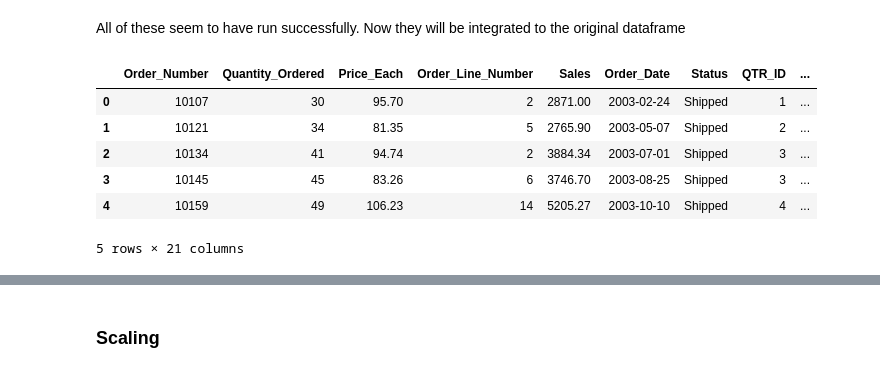
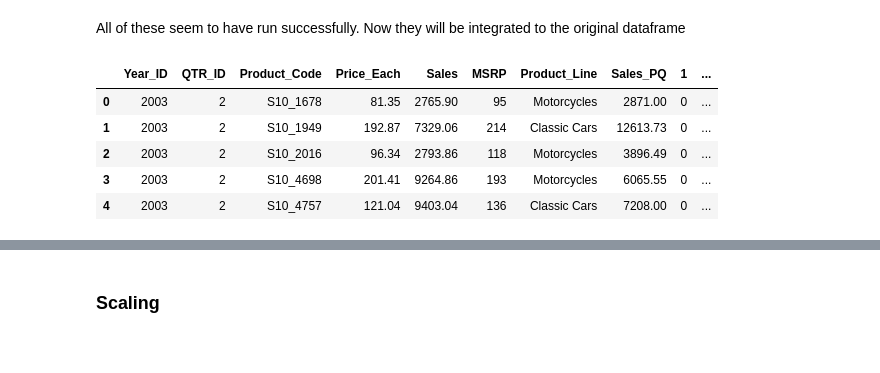
Before and after one commit to Roman-Quijano/Capstone_3, a Jupyter notebook: Pre-Processing and Training Data Development.ipynb, the cells around one changed output, grey strips where cells are left out. Cells and saved outputs as stored; diff of their text form; code cells hidden in the pictures.

```diff
--- a/Pre-Processing and Training Data Development.ipynb
+++ b/Pre-Processing and Training Data Development.ipynb
@@ -33,0 +357,4 @@ df.head()
+# %%
+# Reset index
+df_agg.reset_index(inplace = True)
+df_agg
@@ -33,0 +375,3 @@ df.head()
+# %%
+# Join data
+df_agg = df_agg.join(df_pqs, how = 'outer', rsuffix = '_PQ')
@@ -33,0 +388,3 @@ df.head()
+# %%
+# Drop duplicated columns
+df_agg.drop(columns = ['index', 'Year_ID_PQ', 'QTR_ID_PQ', 'Product_Code_PQ', 'Price_Each_PQ', 'MSRP_PQ', 'Product_Line_PQ'], inplace = True)
@@ -199,3 +441,7 @@ dummy_CN = pd.get_dummies(df['Customer_Name'])
+# %%
+dummy_Q = pd.get_dummies(df_agg['QTR_ID'])
+dummy_Y = pd.get_dummies(df_agg['Year_ID'])
+dummy_PL = pd.get_dummies(df_agg['Product_Line'])
 # %%
 dummy_Q.sample(5)
 # %% [output]
@@ -274,13 +472,12 @@ dummy_CN.sample(5)
 # %% [markdown]
 All of these seem to have run successfully. Now they will be integrated to the original dataframe
 # %%
-df = pd.concat([df, dummy_Q], axis = 1)
+df = pd.concat([df_agg, dummy_Q], axis = 1)
 df.head()
 # %% [output]
-|  | Order_Number | Quantity_Ordered | Price_Each | Order_Line_Number | Sales | Order_Date | Status | QTR_ID | ... |
-| 0 | 10107 | 30 | 95.70 | 2 | 2871.00 | 2003-02-24 | Shipped | 1 | ... |
-| 1 | 10121 | 34 | 81.35 | 5 | 2765.90 | 2003-05-07 | Shipped | 2 | ... |
-| 2 | 10134 | 41 | 94.74 | 2 | 3884.34 | 2003-07-01 | Shipped | 3 | ... |
-| 3 | 10145 | 45 | 83.26 | 6 | 3746.70 | 2003-08-25 | Shipped | 3 | ... |
-| 4 | 10159 | 49 | 106.23 | 14 | 5205.27 | 2003-10-10 | Shipped | 4 | ... |
+|  | Year_ID | QTR_ID | Product_Code | Price_Each | Sales | MSRP | Product_Line | Sales_PQ | 1 | ... |
+| 0 | 2003 | 2 | S10_1678 | 81.35 | 2765.90 | 95 | Motorcycles | 2871.00 | 0 | ... |
+| 1 | 2003 | 2 | S10_1949 | 192.87 | 7329.06 | 214 | Classic Cars | 12613.73 | 0 | ... |
+| 2 | 2003 | 2 | S10_2016 | 96.34 | 2793.86 | 118 | Motorcycles | 3896.49 | 0 | ... |
+| 3 | 2003 | 2 | S10_4698 | 201.41 | 9264.86 | 193 | Motorcycles | 6065.55 | 0 | ... |
+| 4 | 2003 | 2 | S10_4757 | 121.04 | 9403.04 | 136 | Classic Cars | 7208.00 | 0 | ... |
-5 rows × 21 columns
```
Also changed, not shown: parts of 89 cells of this notebook.
